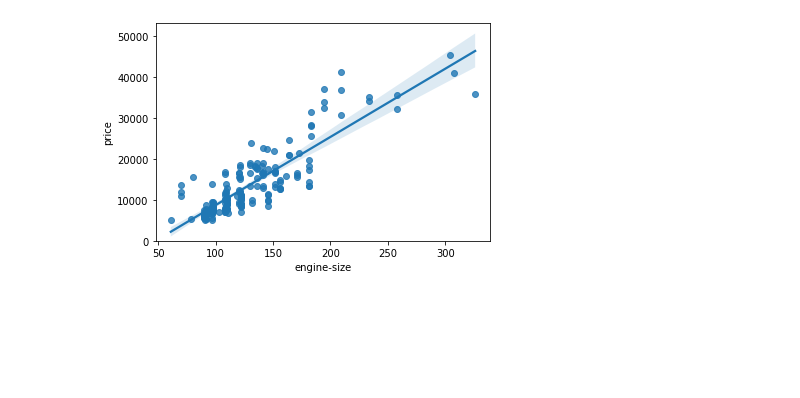
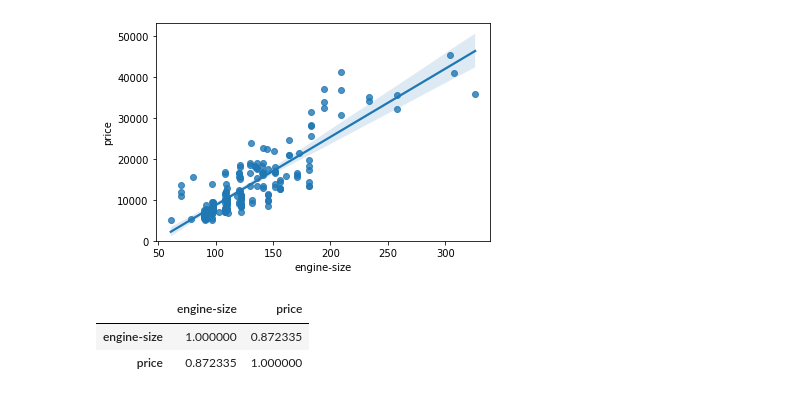
Before and after one commit to saimun4all/Exploratory-Data-Analysis, a Jupyter notebook: Exploratory_analysis_cars.ipynb, the cells around one changed output. Drawn from its saved outputs; the diff is of its cells as text; code cells hidden in the pictures; blank space fills up the shorter version.

```diff
--- a/Exploratory_analysis_cars.ipynb
+++ b/Exploratory_analysis_cars.ipynb
@@ -85,3 +85,9 @@ plt.ylim(0,)
 [figure]
 # %%
 # As the engine-size goes up, the price goes up: this indicates a positive direct correlation between these two variables. Engine size seems like a pretty good predictor of price since the regression line is almost a perfect diagonal line.
+# %%
+df[["engine-size","price"]].corr()
+# %% [output]
+|  | engine-size | price |
+| engine-size | 1.000000 | 0.872335 |
+| price | 0.872335 | 1.000000 |
```
Also changed, not shown: parts of 2 cells of this notebook.
